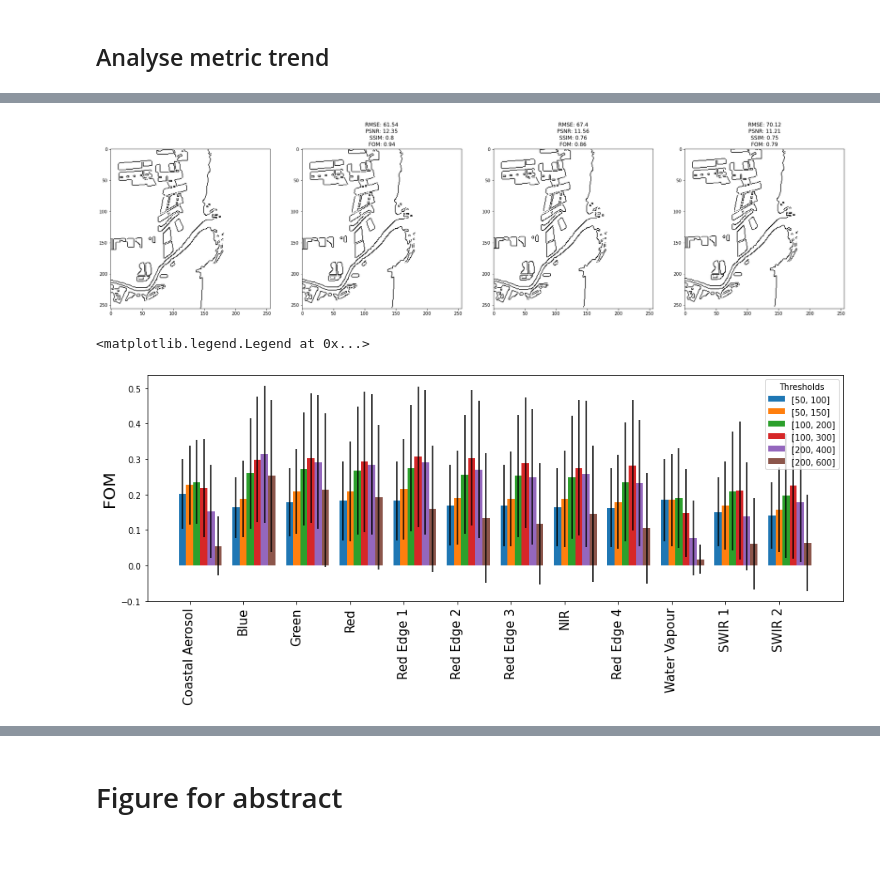
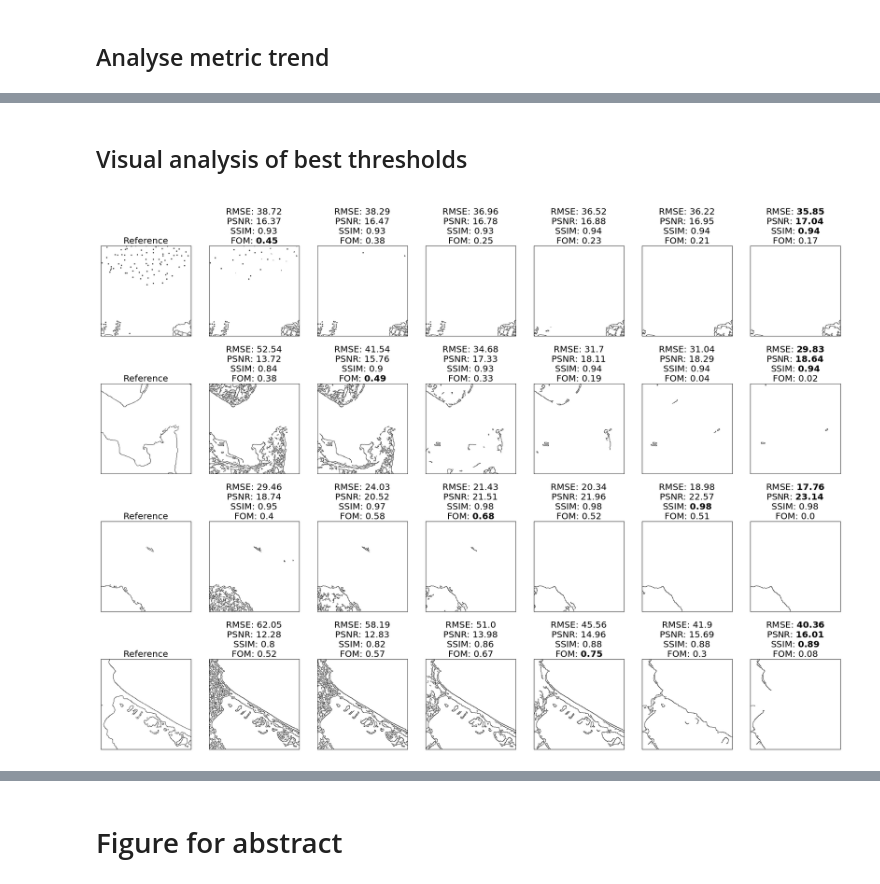
Before and after one commit to conorosully/edge-detection-metrics, a Jupyter notebook: src/comparison-metrics.ipynb, the cells around one changed output, grey strips where cells are left out. Drawn from its saved outputs; the diff is of its cells as text; code cells hidden in the pictures; blank space fills up the shorter version.

```diff
--- a/src/comparison-metrics.ipynb
+++ b/src/comparison-metrics.ipynb
@@ -292,54 +221,7 @@ for i,threshold in enumerate(thresholds):
-# %%
-rint = np.random.randint(0, len(input))
-
-band = 10 #blue
-fig, axs = plt.subplots(1, 4, figsize=(30, 20))
-
-ref_img = edge_reference[rint]
-axs[0].imshow(255-ref_img,cmap="gray")
-
-img = ref_img.copy()
-
-for i in range(3):
-
-    img = img[1:]
-    img = np.vstack([img,[0]*256])
-
-    rmse_ = round(rmse(ref_img,img),2)
-    psnr_ = round(psnr(ref_img,img),2)
-    ssim_ = round(ssim(ref_img,img,multichannel=True),2)
-    fom_ = round(fom(ref_img,img),2)
-
-
-    axs[i+1].imshow(255-img,cmap="gray")
-    axs[i+1].set_title("RMSE: {}\nPSNR: {}\nSSIM: {}\nFOM: {}".format(rmse_,psnr_,ssim_,fom_))
-# %% [output]
-[figure, removed]
-# %%
-mean =  df_metrics[df_metrics.toggle=="[True, True, False]"].groupby(["thresholds","band"],as_index=False).mean()
-sd =  df_metrics[df_metrics.toggle=="[True, True, False]"].groupby(["thresholds","band"],as_index=False).std()
-metric = "fom"
-global channels
-
-thresholds = [[50,100],[50,150],[100,200],[100,300],[200,400],[200,600]]
-toggles = [[True,False,False],[True,True,False],[True,False,True],[True,True,True]]
-
-fig,ax = plt.subplots(1,1,figsize=(15,5))
-
-w = 0.4
-for i,thresh in enumerate(thresholds):
-
-    bands = mean[mean.thresholds==str(thresh)]["band"]
-
-    mean_i = mean[mean.thresholds==str(thresh)][metric]
-    sd_i = sd[sd.thresholds==str(thresh)][metric]
-
-    plt.bar(bands-w/3+i*w/3,mean_i,yerr=sd_i,width=w/3,label=str(thresh))
-
-plt.ylabel(metric.upper(),fontsize=20)
-plt.xticks(ticks=range(1,13),labels= channels,fontsize=15, rotation=90)
-
-plt.legend(title="Thresholds")
-# %% [output]
-<matplotlib.legend.Legend at 0x...>
-[figure, removed]
+# %% [markdown]
+## Visual analysis of best thresholds
+# %%
+IDs = [74,40,2,68]
+viz.example_plots(IDs,save_path=save_path+"Figures/good_examples.png")
+# %% [output]
+[figure, added]
```
Also changed, not shown: parts of 18 cells of this notebook, 1 other file.
